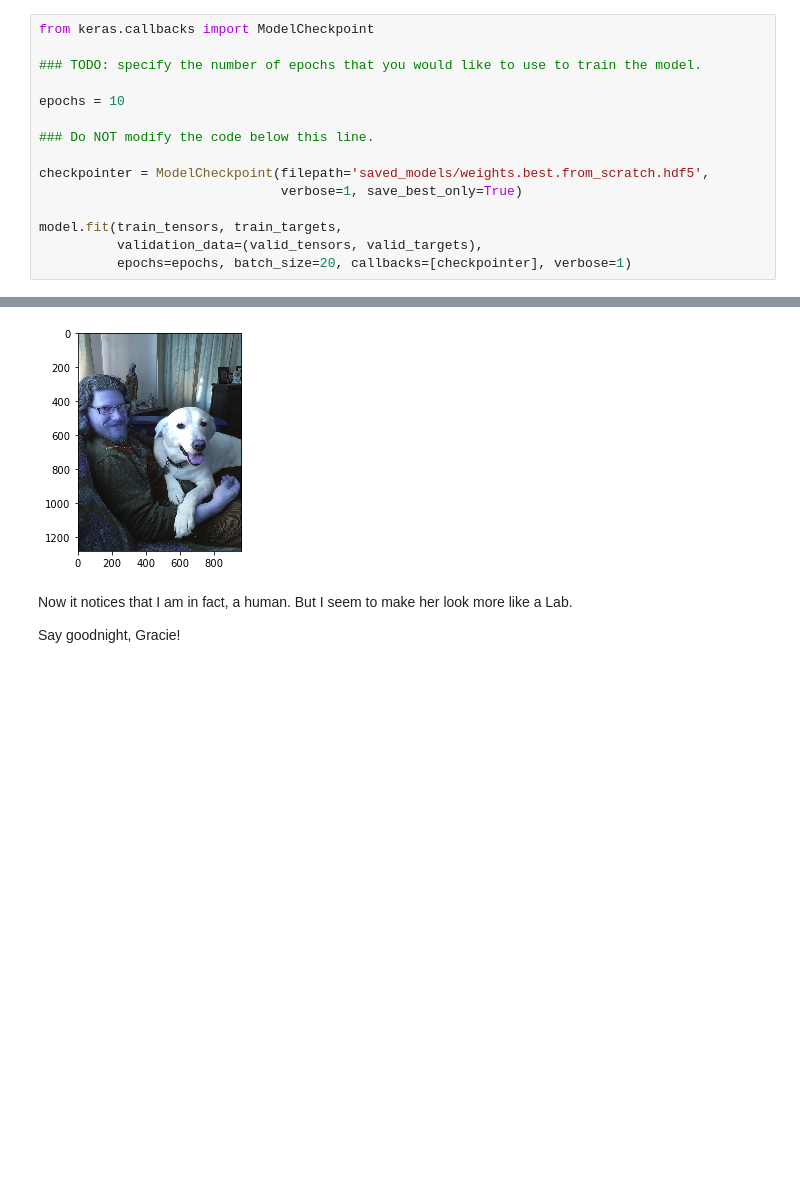
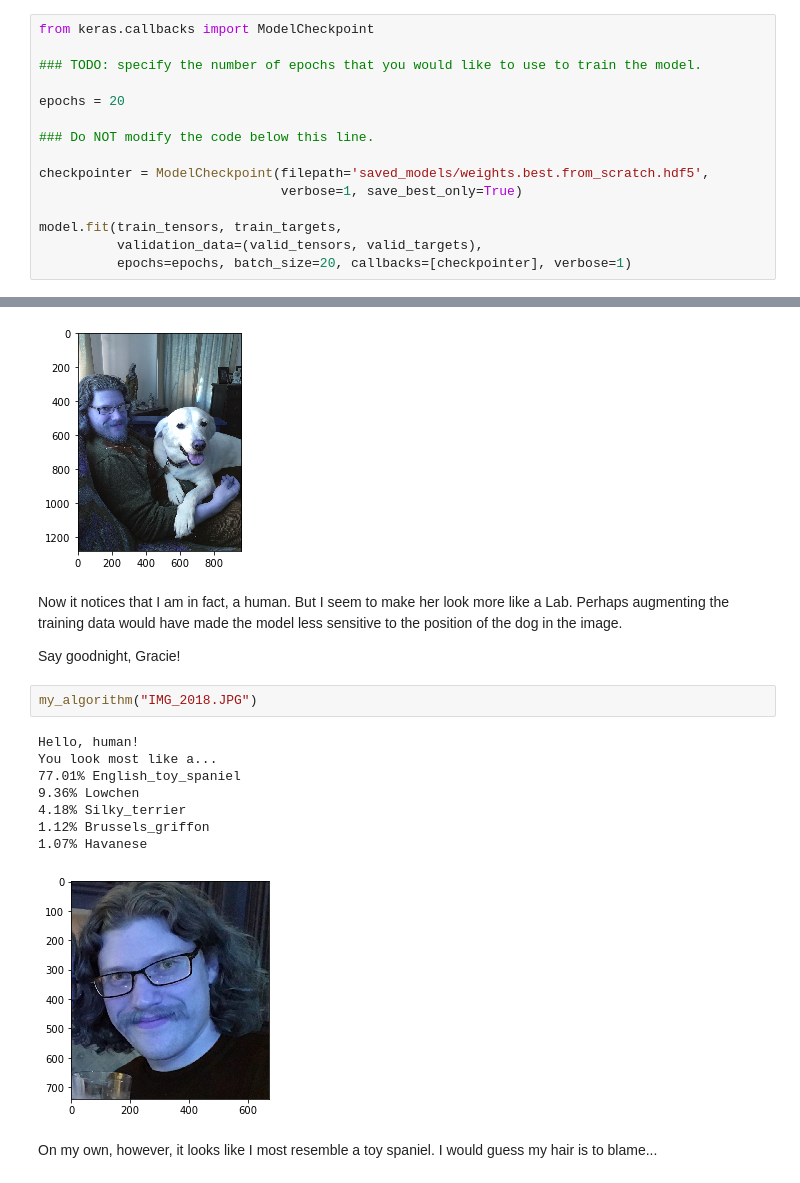
Before and after one commit to erk52/dog-project, a Jupyter notebook: dog_app.ipynb, the cells around one changed output, grey strips where cells are left out. Saved outputs shown, nothing was run; the diff lists cells and outputs as text; blank space fills up the shorter version.

```diff
--- a/dog_app.ipynb
+++ b/dog_app.ipynb
@@ -404,7 +406,7 @@ from keras.callbacks import ModelCheckpoint
 
 ### TODO: specify the number of epochs that you would like to use to train the model.
 
-epochs = 10
+epochs = 20
 
 ### Do NOT modify the code below this line.
 
@@ -841,9 +824,22 @@ You look most like a...
 3.21% Chesapeake_bay_retriever
 [figure]
 # %% [markdown]
-Now it notices that I am in fact, a human.  But I seem to make her look more like a Lab.
+Now it notices that I am in fact, a human.  But I seem to make her look more like a Lab.  Perhaps augmenting the training data would have made the model less sensitive to the position of the dog in the image.
 
 Say goodnight, Gracie!
+# %%
+my_algorithm("IMG_2018.JPG")
+# %% [output]
+Hello, human!
+You look most like a...
+77.01% English_toy_spaniel
+9.36% Lowchen
+4.18% Silky_terrier
+1.12% Brussels_griffon
+1.07% Havanese
+[figure, added]
+# %% [markdown]
+On my own, however, it looks like I most resemble a toy spaniel.  I would guess my hair is to blame...
 # %%
 ### This is where I tested other bottlenbeck features
 
```
Also changed, not shown: parts of 7 cells of this notebook, 2 other files.
